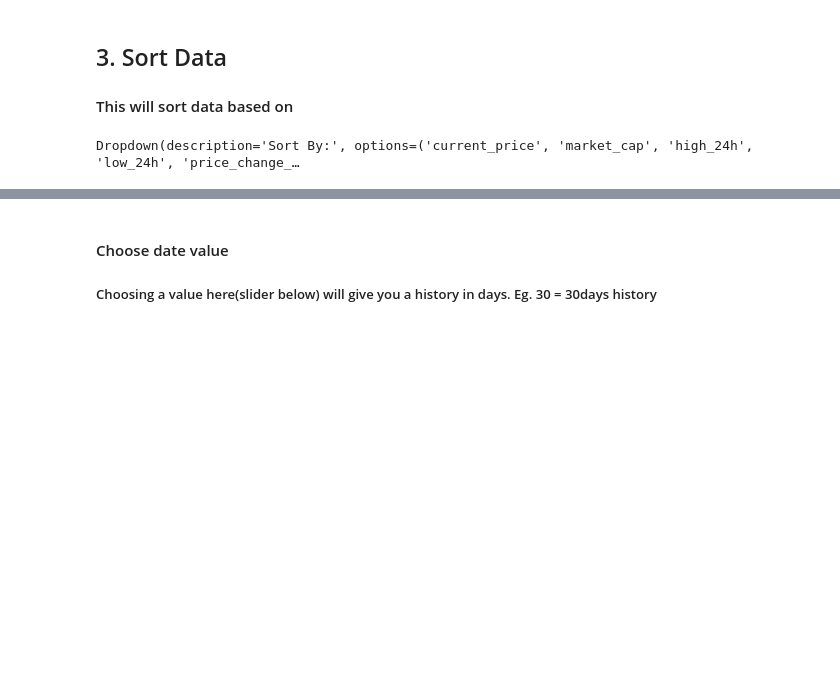
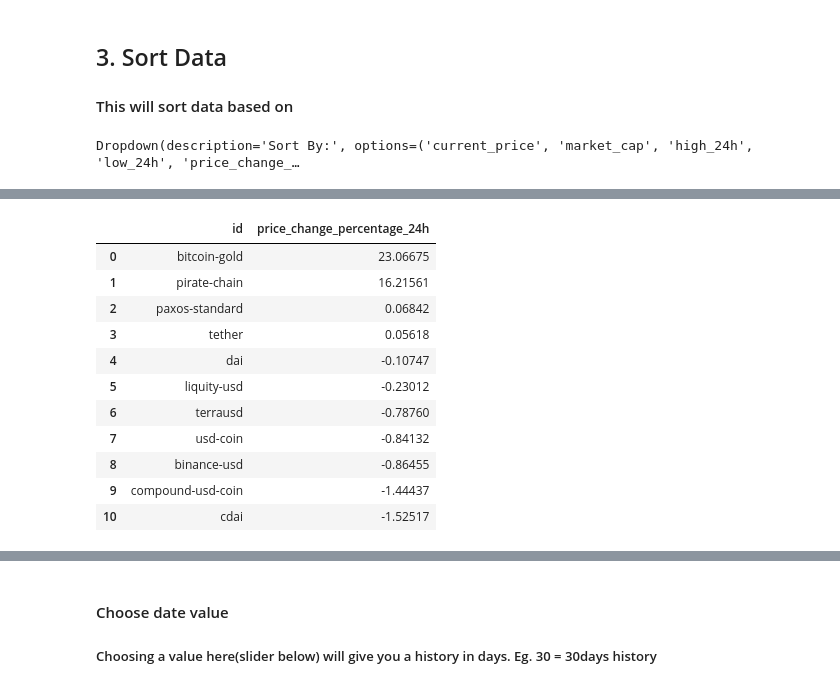
Before and after one commit to marktilbrook/CryptoAnalysisTest, a Jupyter notebook: Untitled.ipynb, the cells around one changed output, grey strips where cells are left out. Drawn from its saved outputs; the diff is of its cells as text; code cells hidden in the pictures; blank space fills up the shorter version.

```diff
--- a/Untitled.ipynb
+++ b/Untitled.ipynb
@@ -134,6 +134,19 @@ w_ViewValues
 # %%
 df1 = df.head(w_ViewValues.value)
 listOfCryptos = df1['id'].tolist()
-#df1
+df1
 #listOfCryptos
+# %% [output]
+|  | id | price_change_percentage_24h |
+| 0 | bitcoin-gold | 23.06675 |
+| 1 | pirate-chain | 16.21561 |
+| 2 | paxos-standard | 0.06842 |
+| 3 | tether | 0.05618 |
+| 4 | dai | -0.10747 |
+| 5 | liquity-usd | -0.23012 |
+| 6 | terrausd | -0.78760 |
+| 7 | usd-coin | -0.84132 |
+| 8 | binance-usd | -0.86455 |
+| 9 | compound-usd-coin | -1.44437 |
+| 10 | cdai | -1.52517 |
 # %%
```
Also changed, not shown: parts of 7 cells of this notebook.
